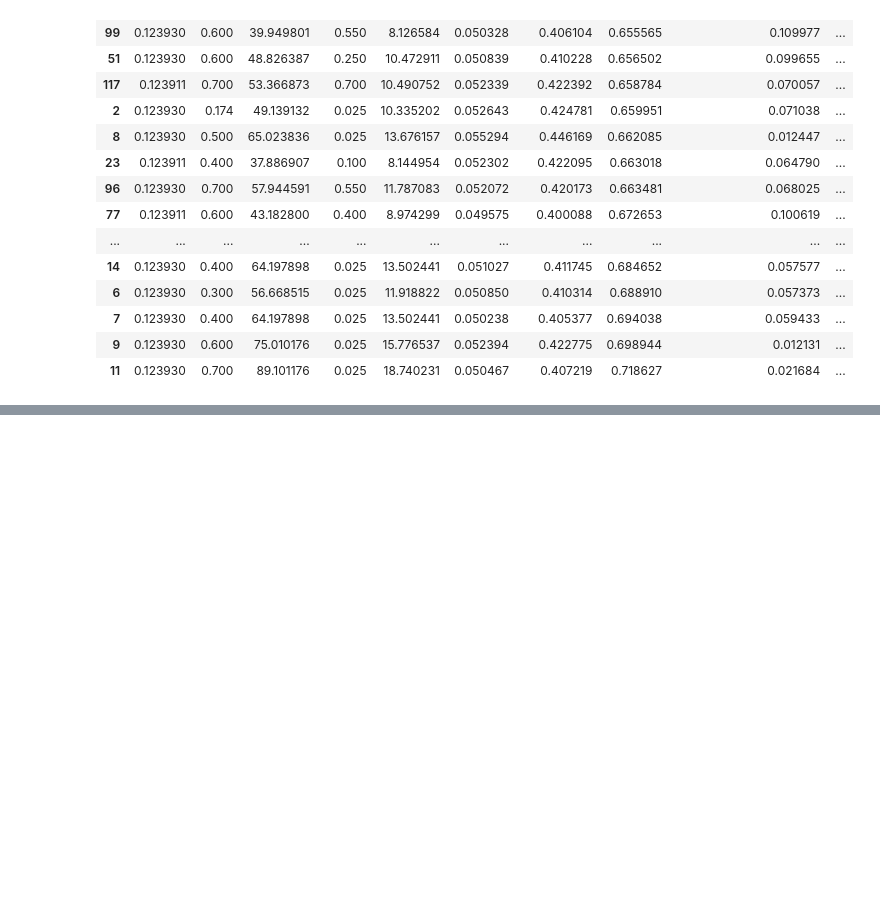
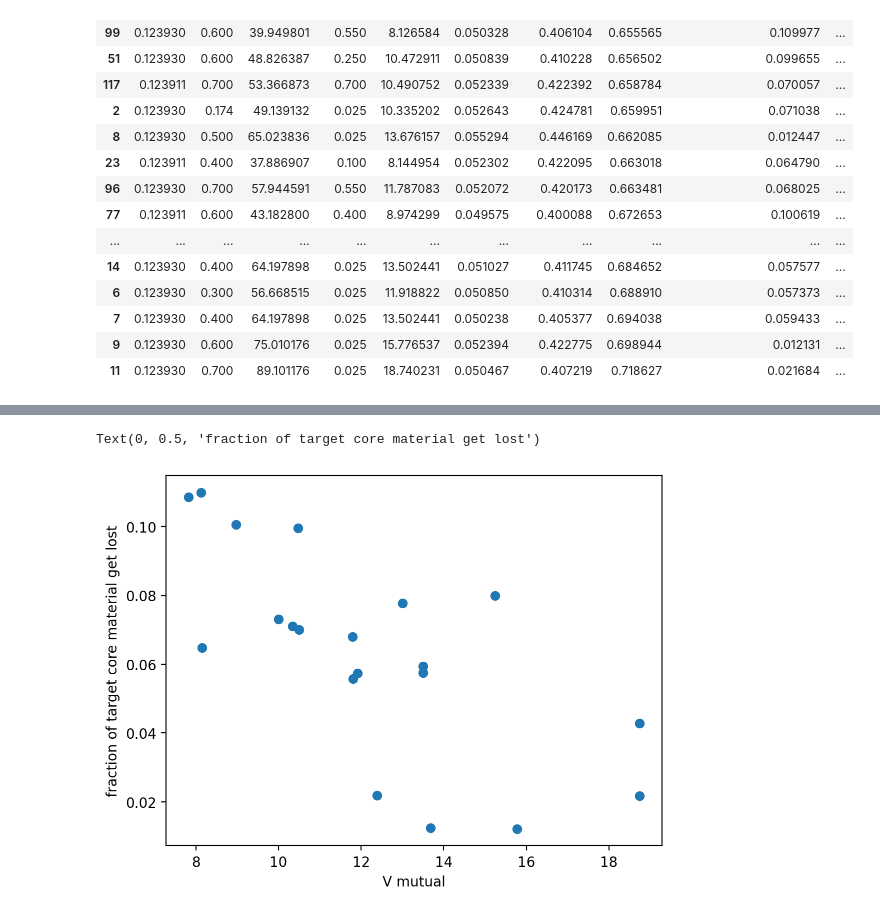
Before and after one commit to JingyaoDOU/SWIFT_share_public, a Jupyter notebook: Mercury_data/m0d12_mercury_impactdata.ipynb, the cells around one changed output, grey strips where cells are left out. Saved outputs shown, nothing was run; the diff lists cells and outputs as text; code cells hidden in the pictures; blank space fills up the shorter version.

```diff
--- a/Mercury_data/m0d12_mercury_impactdata.ipynb
+++ b/Mercury_data/m0d12_mercury_impactdata.ipynb
@@ -72,0 +89,9 @@ sns.histplot(df[sel].targ_core_complete_loss,bins=15)
+# %%
+ax = plt.gca()
+ax.scatter(df[sel].v_mutual,df[sel].targ_core_loss)
+
+ax.set_xlabel(r"V mutual")
+ax.set_ylabel('fraction of target core material get lost')
+# %% [output]
+Text(0, 0.5, 'fraction of target core material get lost')
+[figure, added]
```
Also changed, not shown: parts of 7 cells of this notebook, 1 other file.
